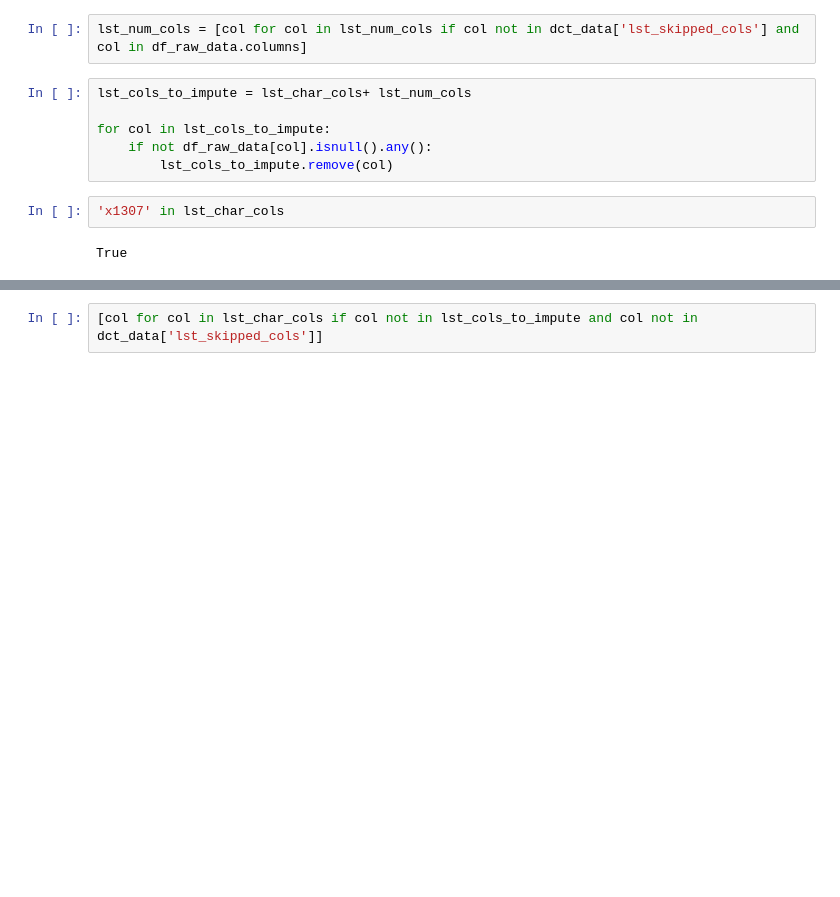
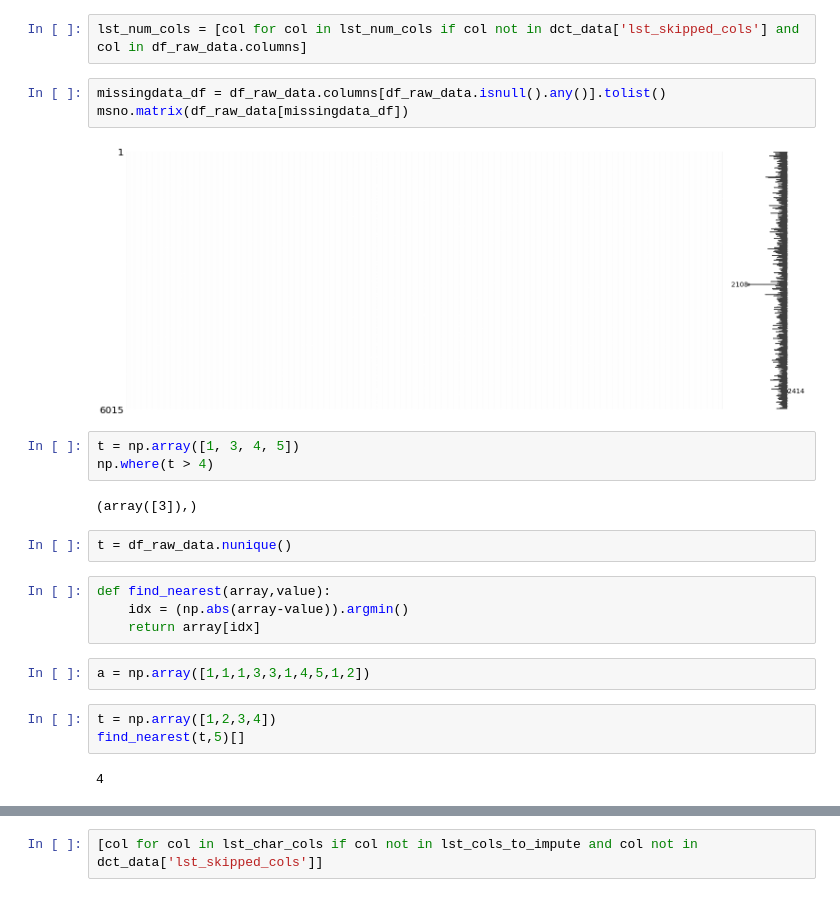
Before and after one commit to TavoloPerUno/scf_impute, a Jupyter notebook: Untitled.ipynb, the cells around one changed output, grey strips where cells are left out. Cells and saved outputs as stored; diff of their text form; blank space fills up the shorter version.

```diff
--- a/Untitled.ipynb
+++ b/Untitled.ipynb
@@ -113,13 +50,26 @@ lst_char_cols = [col for col in lst_char_cols if col not in dct_data['lst_skippe
 lst_year_cols = [col for col in lst_year_cols if col not in dct_data['lst_skipped_cols'] and col in df_raw_data.columns]
 # %%
 lst_num_cols = [col for col in lst_num_cols if col not in dct_data['lst_skipped_cols'] and col in df_raw_data.columns]
-# %%
-lst_cols_to_impute = lst_char_cols+ lst_num_cols
-
-for col in lst_cols_to_impute:
-    if not df_raw_data[col].isnull().any():
-        lst_cols_to_impute.remove(col)
-# %%
-'x1307' in lst_char_cols
-# %% [output]
-True
+# %%
+missingdata_df = df_raw_data.columns[df_raw_data.isnull().any()].tolist()
+msno.matrix(df_raw_data[missingdata_df])
+# %% [output]
+[figure, added]
+# %%
+t = np.array([1, 3, 4, 5])
+np.where(t > 4)
+# %% [output]
+(array([3]),)
+# %%
+t = df_raw_data.nunique()
+# %%
+def find_nearest(array,value):
+    idx = (np.abs(array-value)).argmin()
+    return array[idx]
+# %%
+a = np.array([1,1,1,3,3,1,4,5,1,2])
+# %%
+t = np.array([1,2,3,4])
+find_nearest(t,5)[]
+# %% [output]
+4
```
Also changed, not shown: parts of 10 cells of this notebook, 3 other files.
